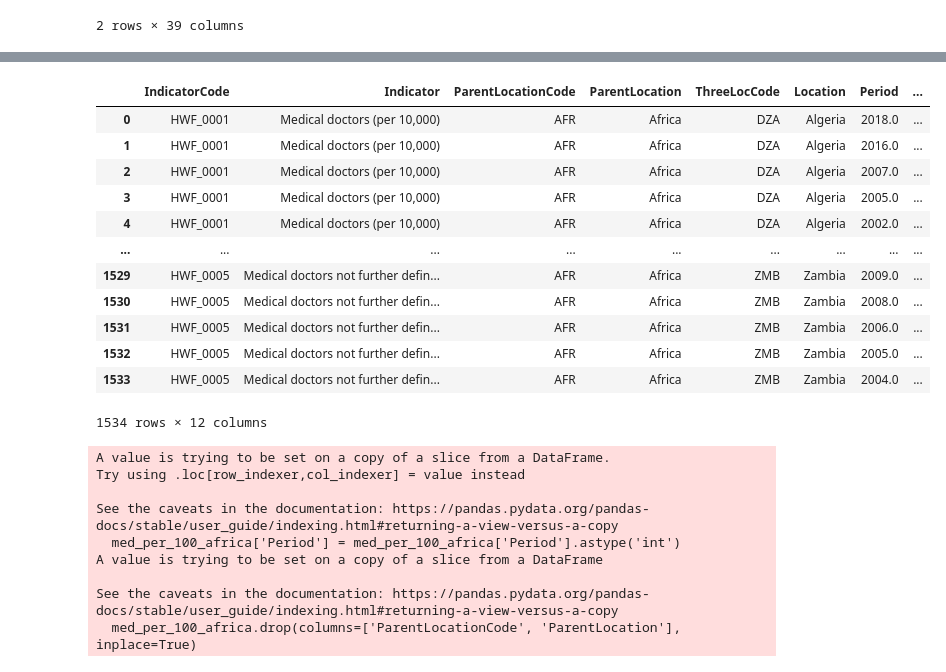
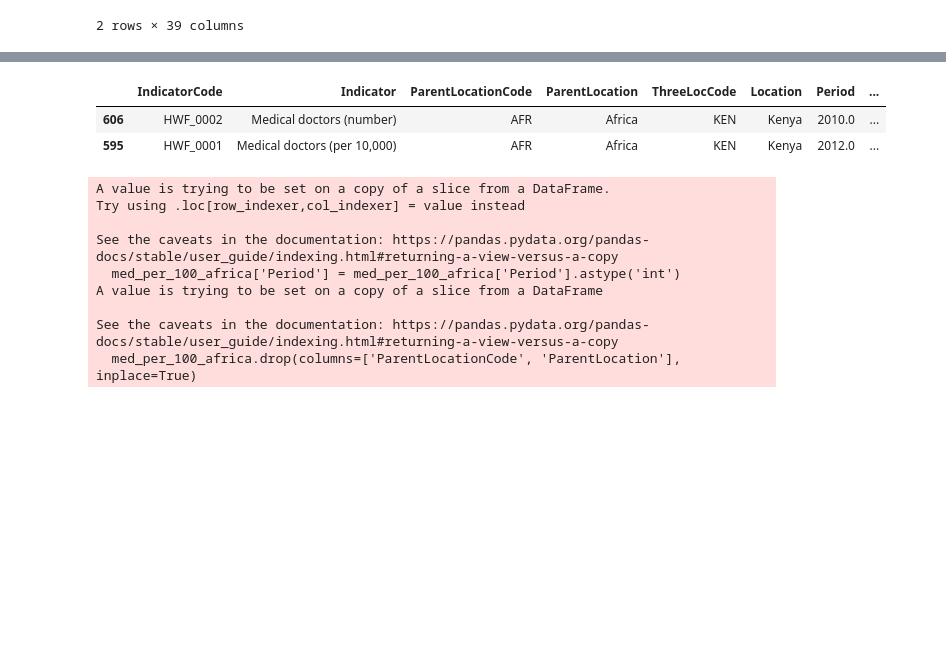
Before and after one commit to joshuaati/10AnalyticsHackaton, a Jupyter notebook: main.ipynb, the cells around one changed output, grey strips where cells are left out. Drawn from its saved outputs; the diff is of its cells as text; code cells hidden in the pictures; blank space fills up the shorter version.

```diff
--- a/main.ipynb
+++ b/main.ipynb
@@ -268,21 +195,11 @@ no_death_age_africa.to_csv('outputs//number_of_death_by_age_group_africa.csv')
 # %%
 #african countries personnel per 10000 dataset
 med_per_100_africa = medper1000_df.merge(african_countries[['Country_Name','Country_Code', 'African_Region']], left_on='ThreeLocCode', right_on='Country_Code', how='right')
-med_per_100_africa
+med_per_100_africa.sample(2)
 # %% [output]
 |  | IndicatorCode | Indicator | ParentLocationCode | ParentLocation | ThreeLocCode | Location | Period | ... |
-| 0 | HWF_0001 | Medical doctors (per 10,000) | AFR | Africa | DZA | Algeria | 2018.0 | ... |
-| 1 | HWF_0001 | Medical doctors (per 10,000) | AFR | Africa | DZA | Algeria | 2016.0 | ... |
-| 2 | HWF_0001 | Medical doctors (per 10,000) | AFR | Africa | DZA | Algeria | 2007.0 | ... |
-| 3 | HWF_0001 | Medical doctors (per 10,000) | AFR | Africa | DZA | Algeria | 2005.0 | ... |
-| 4 | HWF_0001 | Medical doctors (per 10,000) | AFR | Africa | DZA | Algeria | 2002.0 | ... |
-| ... | ... | ... | ... | ... | ... | ... | ... | ... |
-| 1529 | HWF_0005 | Medical doctors not further defin... | AFR | Africa | ZMB | Zambia | 2009.0 | ... |
-| 1530 | HWF_0005 | Medical doctors not further defin... | AFR | Africa | ZMB | Zambia | 2008.0 | ... |
-| 1531 | HWF_0005 | Medical doctors not further defin... | AFR | Africa | ZMB | Zambia | 2006.0 | ... |
-| 1532 | HWF_0005 | Medical doctors not further defin... | AFR | Africa | ZMB | Zambia | 2005.0 | ... |
-| 1533 | HWF_0005 | Medical doctors not further defin... | AFR | Africa | ZMB | Zambia | 2004.0 | ... |
+| 606 | HWF_0002 | Medical doctors (number) | AFR | Africa | KEN | Kenya | 2010.0 | ... |
+| 595 | HWF_0001 | Medical doctors (per 10,000) | AFR | Africa | KEN | Kenya | 2012.0 | ... |
-1534 rows × 12 columns
 # %%
 #convert the date to int
 med_per_100_africa = med_per_100_africa.dropna(subset=['Period'])
```
Also changed, not shown: parts of 8 cells of this notebook.
